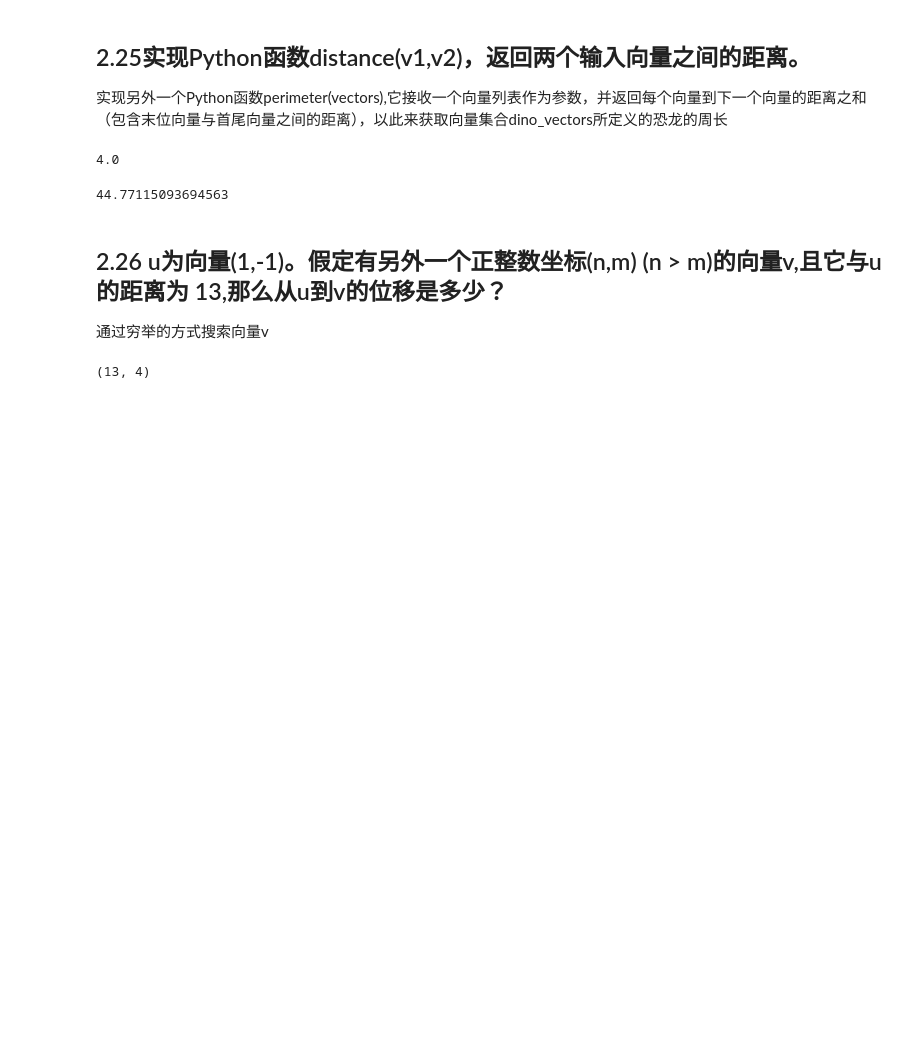
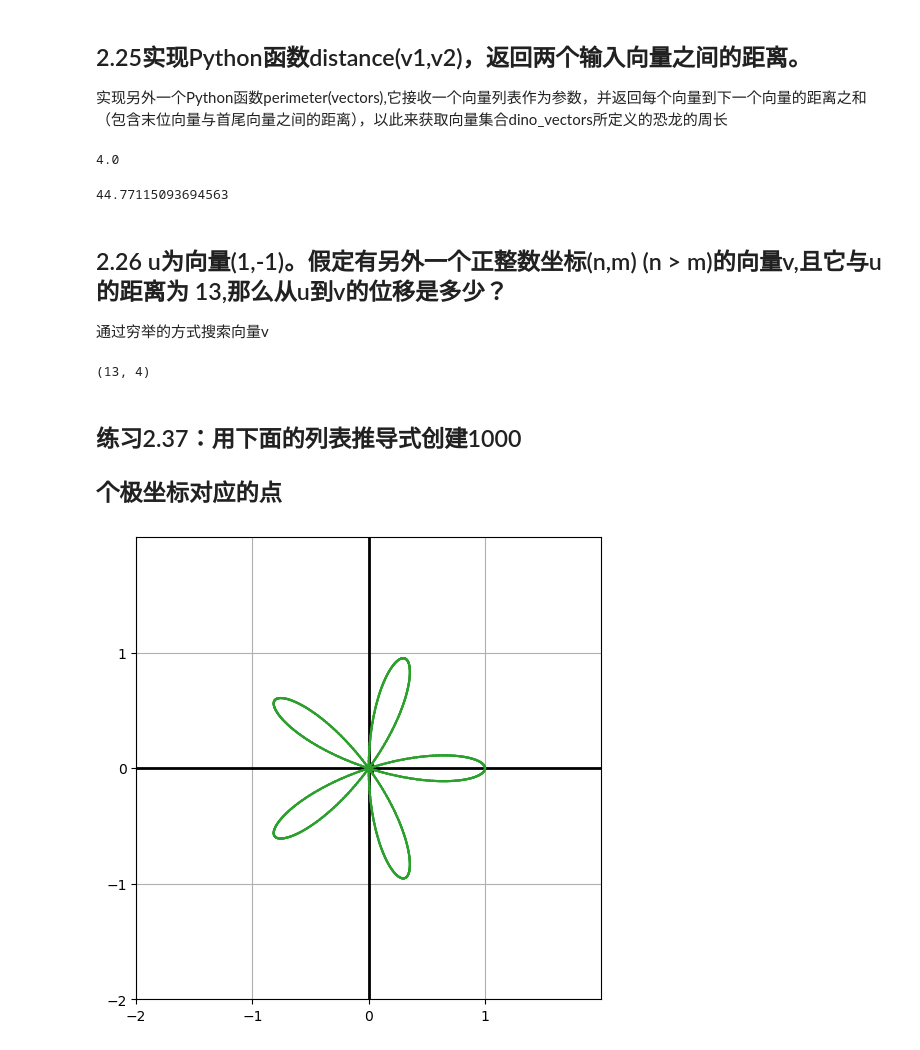
Before and after one commit to yuan-yuan-jia/programmer-s-math, a Jupyter notebook: projects/my_codes/Chapter 02/practice.ipynb, the cells around one changed output. Drawn from its saved outputs; the diff is of its cells as text; code cells hidden in the pictures; blank space fills up the shorter version.

```diff
--- a/projects/my_codes/Chapter 02/practice.ipynb
+++ b/projects/my_codes/Chapter 02/practice.ipynb
@@ -140,3 +137,22 @@ for n in range(-12,15):
             print((n,m))
 # %% [output]
 (13, 4)
+# %% [markdown]
+## 练习2.37：用下面的列表推导式创建1000
+## 个极坐标对应的点
+# %%
+from math import pi,cos,sin,atan2
+
+def to_cartesian(polar_vector):
+    length,angle=polar_vector[0],polar_vector[1]
+    return (length * cos(angle),length * sin(angle))
+def to_polar(vector):
+    x,y=vector[0],vector[1]
+    angle = atan2(y,x)
+    return (length(vector),angle)
+
+polar_coords = [(cos(x*pi/100.0),2*pi*x/1000.0) for x in range(0,1000)]
+vectors = [to_cartesian(p) for p in polar_coords]
+draw(Polygon(*vectors,color=green))
+# %% [output]
+[figure, added]
```
Also changed, not shown: parts of 12 cells of this notebook.
